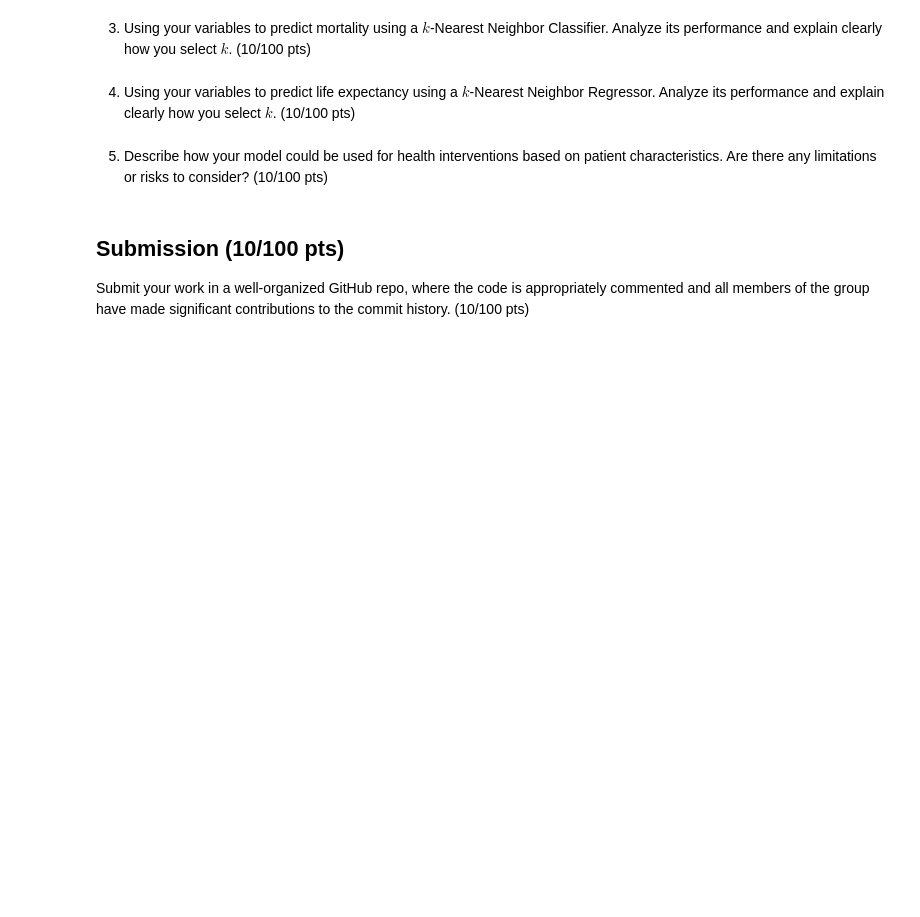
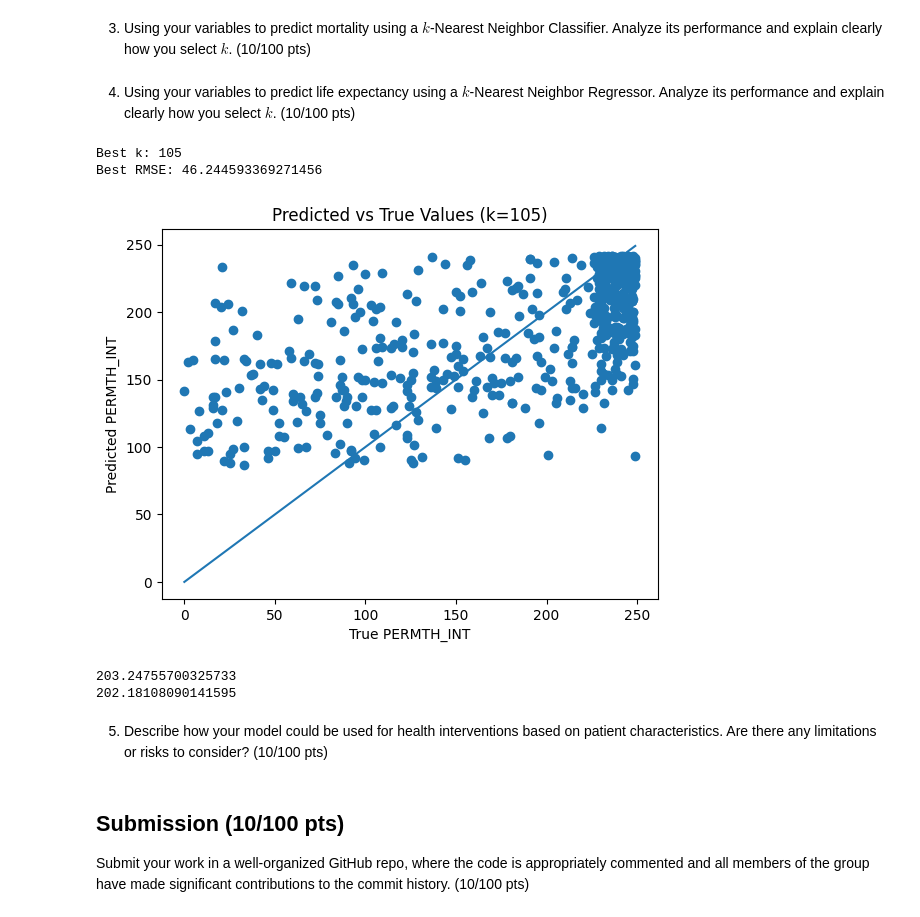
Before and after one commit to shalmalirao/ds3001-project1, a Jupyter notebook: project_1_bsds.ipynb, the cells around one changed output. Drawn from its saved outputs; the diff is of its cells as text; code cells hidden in the pictures; blank space fills up the shorter version.

```diff
--- a/project_1_bsds.ipynb
+++ b/project_1_bsds.ipynb
@@ -151,6 +153,12 @@ Many risk factors are measured once and with error, and we only use a subset of
 2. Describe the variables you selected to predict mortality and life expectancy, and the rationale behind them. Analyze your variables using describe tables, kernel densities, scatter plots, and conditional kernel densities. Are there any patterns of interest to notice? (10/100 pts)
 # %%
 # Heer and Shalmali
+variables = ['INDFMPIR', 'RIDRETH1', 'DMDBORN', 'RIDAGEYR']
+
+# INDFMPIR = poverty income ratio
+# RIDRETH1 = race/ethnicity
+# DMDBORN = country of birth
+# RIDAGEYR = age in years
 # %% [markdown]
 3. Using your variables to predict mortality using a $k$-Nearest Neighbor Classifier. Analyze its performance and explain clearly how you select $k$. (10/100 pts)
 # %%
@@ -159,6 +167,72 @@ Many risk factors are measured once and with error, and we only use a subset of
 4. Using your variables to predict life expectancy using a $k$-Nearest Neighbor Regressor. Analyze its performance and explain clearly how you select $k$. (10/100 pts)
 # %%
 # Heer
+import matplotlib.pyplot as plt
+from sklearn.model_selection import train_test_split
+from sklearn.preprocessing import StandardScaler
+from sklearn.neighbors import KNeighborsRegressor
+from sklearn.metrics import root_mean_squared_error
+
+target = 'PERMTH_INT'
+# Drop missing values
+data = df[variables + [target]].dropna()
+
+X = data[variables]
+y = data[target]
+
+k_list = [1,5,11,17,27,37,49,57,67,77,89,99, 105, 117, 127, 137, 149, 157, 167, 177, 189, 199]
+rmse_values = []
+
+# Train test split
+X_train, X_test, y_train, y_test = train_test_split(
+    X, y, test_size=0.2, random_state=42
+)
+
+# Scale features (VERY IMPORTANT for KNN)
+scaler = StandardScaler()
+X_train_scaled = scaler.fit_transform(X_train)
+X_test_scaled = scaler.transform(X_test)
+
+# Create and train KNN regressor
+for k in k_list:
+    knn = KNeighborsRegressor(n_neighbors=k)
+    knn.fit(X_train_scaled, y_train)
+    y_pred = knn.predict(X_test_scaled)
+    rmse = root_mean_squared_error(y_test, y_pred)
+    rmse_values.append(rmse)
+
+# Find best k
+best_k = k_list[rmse_values.index(min(rmse_values))]
+print("Best k:", best_k)
+print("Best RMSE:", min(rmse_values))
+
+best_knn = KNeighborsRegressor(n_neighbors=best_k)
+best_knn.fit(X_train_scaled, y_train)
+y_pred_best = best_knn.predict(X_test_scaled)
+
+
+# Scatterplot: predicted vs true
+plt.figure()
+plt.scatter(y_test, y_pred_best)
+plt.xlabel("True PERMTH_INT")
+plt.ylabel("Predicted PERMTH_INT")
+plt.title(f"Predicted vs True Values (k={best_k})")
+plt.plot(
+    [y_test.min(), y_test.max()],
+    [y_test.min(), y_test.max()]
+)
+
+plt.show()
+# %% [output]
+Best k: 105
+Best RMSE: 46.244593369271456
+[figure, added]
+# %%
+print(y_test.mean())
+print(y_pred_best.mean())
+# %% [output]
+203.24755700325733
+202.18108090141595
 # %% [markdown]
 5. Describe how your model could be used for health interventions based on patient characteristics. Are there any limitations or risks to consider? (10/100 pts)
 # %%
```
Also changed, not shown: parts of 1 cell of this notebook.
